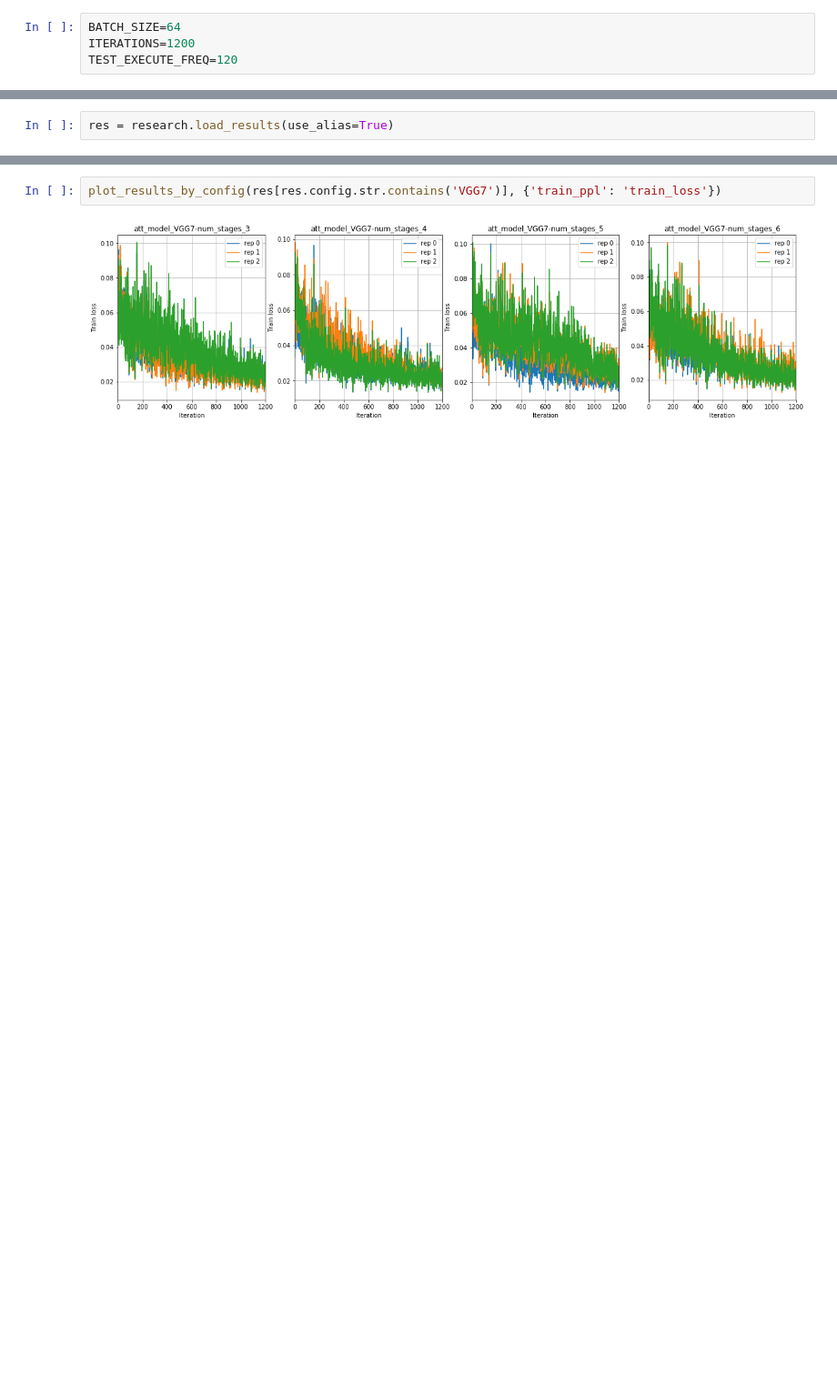
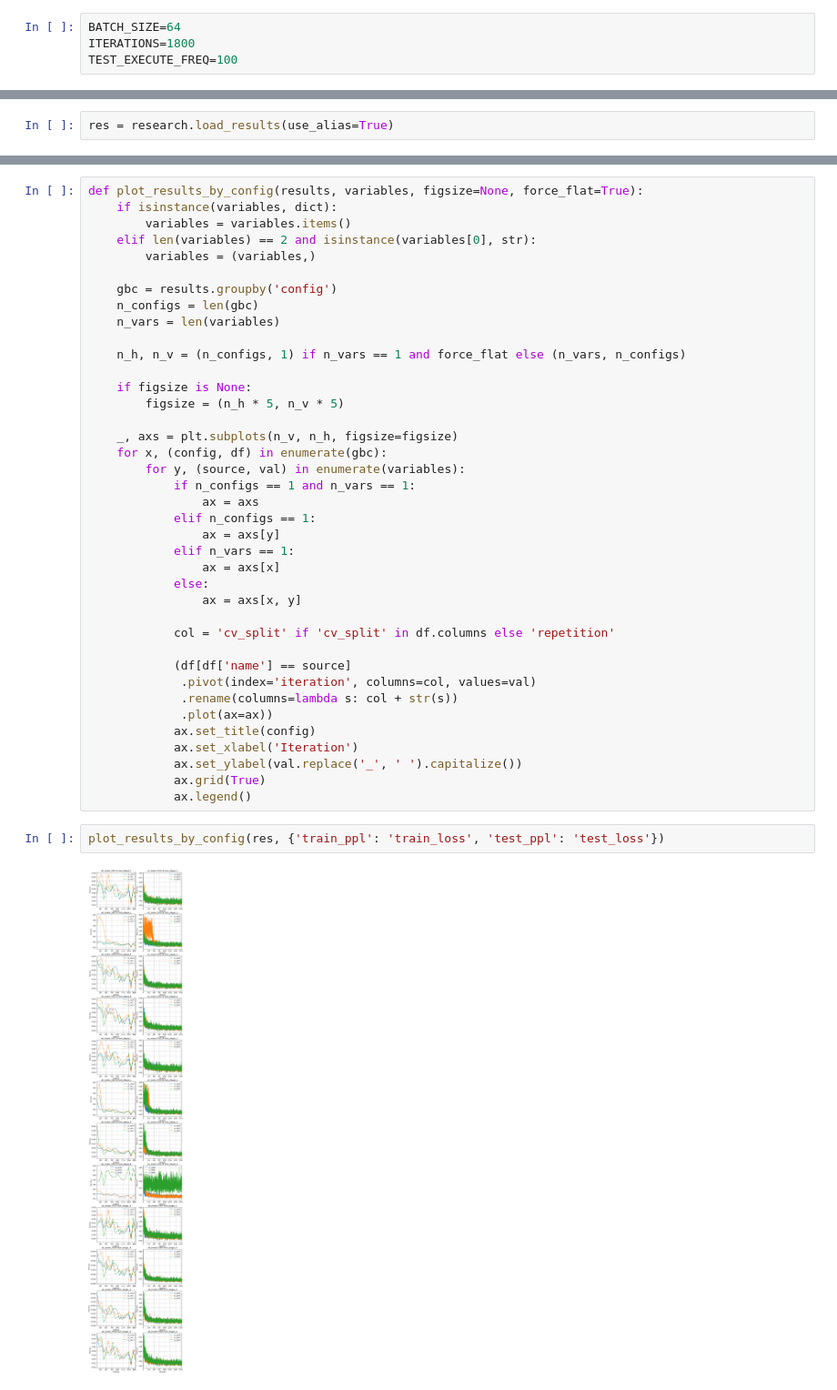
Before and after one commit to sadaqatali2027/SeismicPro-1, a Jupyter notebook: Ground_Roll/models/2_research_unet_att_params_branches_depth.ipynb, the cells around one changed output, grey strips where cells are left out. Shown: that part at 91% size. Saved outputs shown, nothing was run; the diff lists cells and outputs as text; blank space fills up the shorter version.

```diff
--- a/Ground_Roll/models/2_research_unet_att_params_branches_depth.ipynb
+++ b/Ground_Roll/models/2_research_unet_att_params_branches_depth.ipynb
@@ -159,8 +153,8 @@ def save_model(iteration, experiment, pipeline, model_name, path='./', **kwargs)
     return path
 # %%
 BATCH_SIZE=64
-ITERATIONS=1200
-TEST_EXECUTE_FREQ=120
+ITERATIONS=1800
+TEST_EXECUTE_FREQ=100
 # %%
 def exp_stack(x):
     return np.expand_dims(np.vstack(x), -1)
@@ -236,4 +223,43 @@ res.head()
+# %%
+def plot_results_by_config(results, variables, figsize=None, force_flat=True):
+    if isinstance(variables, dict):
+        variables = variables.items()
+    elif len(variables) == 2 and isinstance(variables[0], str):
+        variables = (variables,)
+
+    gbc = results.groupby('config')
+    n_configs = len(gbc)
+    n_vars = len(variables)
+
+    n_h, n_v = (n_configs, 1) if n_vars == 1 and force_flat else (n_vars, n_configs)
+
+    if figsize is None:
+        figsize = (n_h * 5, n_v * 5)
+
+    _, axs = plt.subplots(n_v, n_h, figsize=figsize)
+    for x, (config, df) in enumerate(gbc):
+        for y, (source, val) in enumerate(variables):
+            if n_configs == 1 and n_vars == 1:
+                ax = axs
+            elif n_configs == 1:
+                ax = axs[y]
+            elif n_vars == 1:
+                ax = axs[x]
+            else:
+                ax = axs[x, y]
+
+            col = 'cv_split' if 'cv_split' in df.columns else 'repetition'
+
+            (df[df['name'] == source]
+             .pivot(index='iteration', columns=col, values=val)
+             .rename(columns=lambda s: col + str(s))
+             .plot(ax=ax))
+            ax.set_title(config)
+            ax.set_xlabel('Iteration')
+            ax.set_ylabel(val.replace('_', ' ').capitalize())
+            ax.grid(True)
+            ax.legend()
 # %%
-plot_results_by_config(res[res.config.str.contains('VGG7')], {'train_ppl': 'train_loss'})
+plot_results_by_config(res, {'train_ppl': 'train_loss', 'test_ppl': 'test_loss'})
 # %% [output]
-[figure, old version]
+[figure, new version]
```
Also changed, not shown: parts of 14 cells of this notebook.
